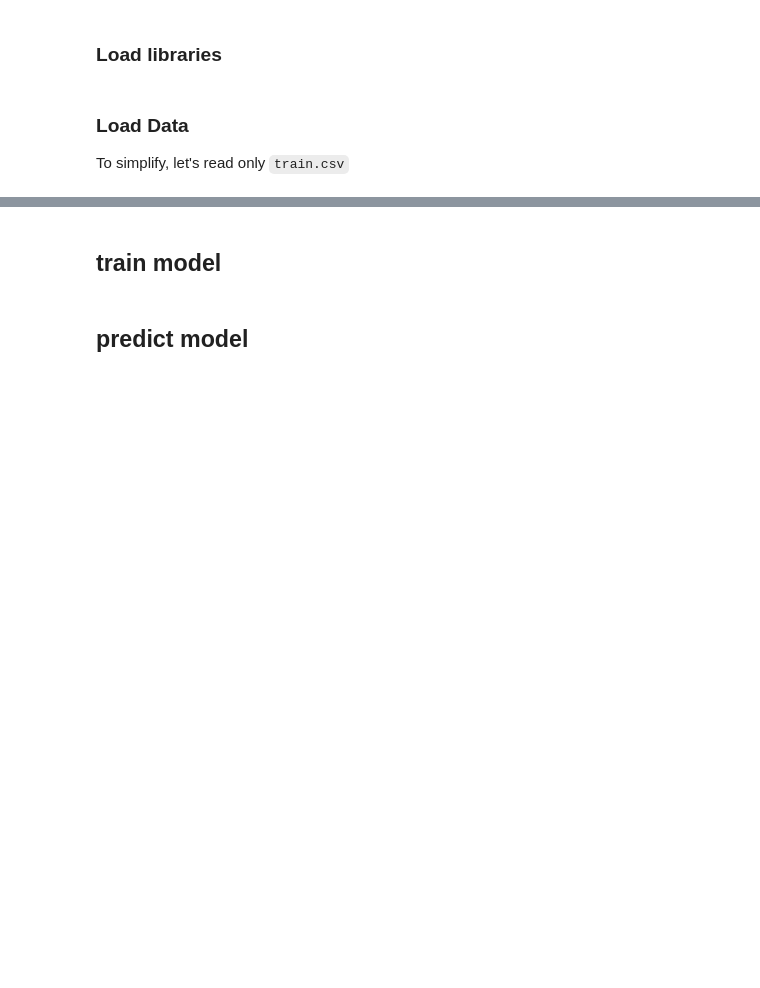
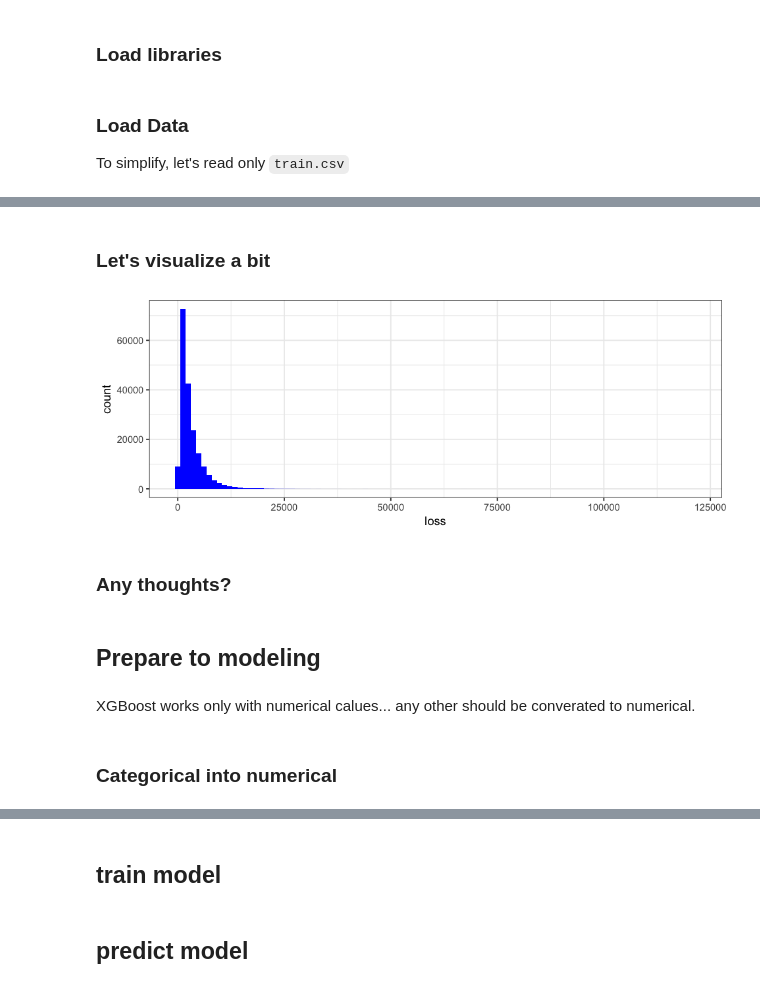
Before and after one commit to dataworkshop/whyr_xgboost, a Jupyter notebook: src/simple_xgboost.ipynb, the cells around one changed output, grey strips where cells are left out. Cells and saved outputs as stored; diff of their text form; code cells hidden in the pictures; blank space fills up the shorter version.

```diff
--- a/src/simple_xgboost.ipynb
+++ b/src/simple_xgboost.ipynb
@@ -15,0 +73,11 @@ train[, c("id", "loss") := NULL]
+# %% [markdown]
+### Let's visualize a bit
+# %%
+options(repr.plot.width=8, repr.plot.height=3)
+ggplot(train, aes(x = loss)) + geom_histogram(bins = 100, fill = "blue") + theme_bw()
+# %% [output]
+[figure, added]
+# %% [markdown]
+### Any thoughts?
+# %% [markdown]
+## Prepare to modeling
@@ -16,3 +87,7 @@ train[, c("id", "loss") := NULL]
+# %% [markdown]
+XGBoost works only with numerical calues... any other should be converated to numerical.
+# %% [markdown]
+### Categorical into numerical
 # %%
 df = train
 
```
Also changed, not shown: parts of 12 cells of this notebook, 1 other file.
